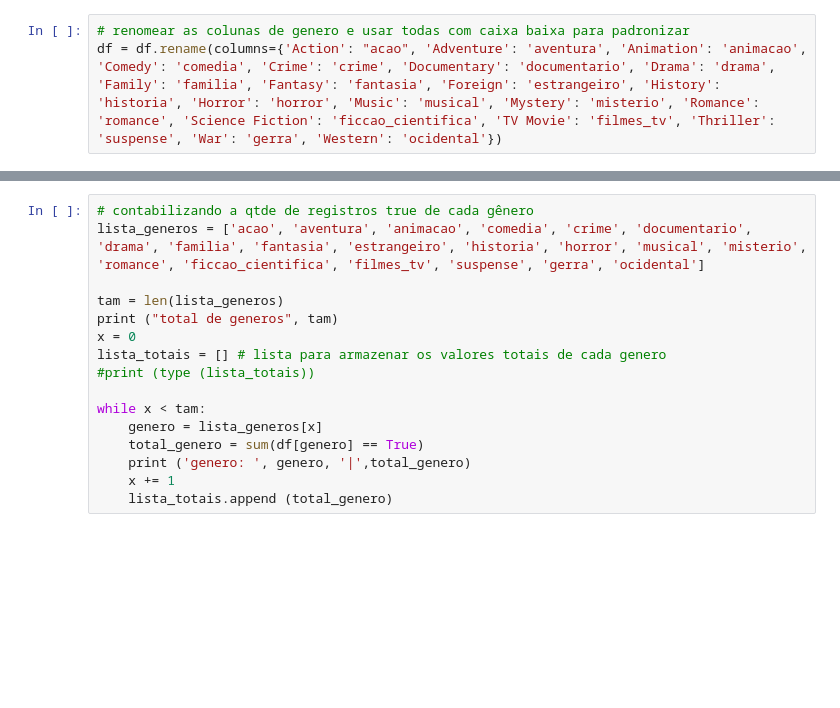
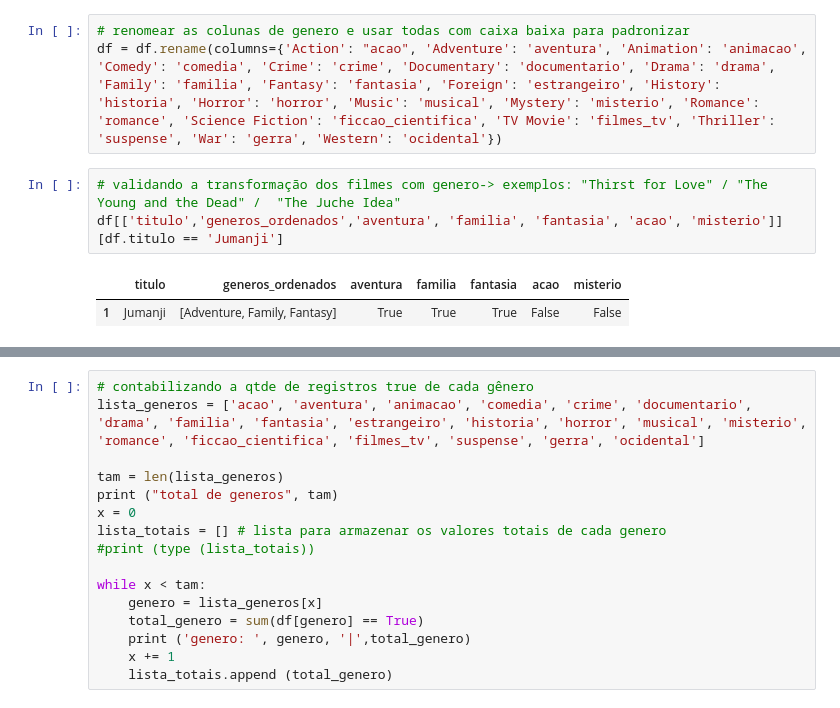
Before and after one commit to hericax/Pos, a Jupyter notebook: projeto_3/aed_projeto_3.ipynb, the cells around one changed output, grey strips where cells are left out. Cells and saved outputs as stored; diff of their text form; blank space fills up the shorter version.

```diff
--- a/projeto_3/aed_projeto_3.ipynb
+++ b/projeto_3/aed_projeto_3.ipynb
@@ -795,3 +836,9 @@ Index(['index', 'genero', 'id_filme', 'lingua_original', 'titulo_original',
 # %%
 # renomear as colunas de genero e usar todas com caixa baixa para padronizar
 df = df.rename(columns={'Action': "acao", 'Adventure': 'aventura', 'Animation': 'animacao', 'Comedy': 'comedia', 'Crime': 'crime', 'Documentary': 'documentario', 'Drama': 'drama', 'Family': 'familia', 'Fantasy': 'fantasia', 'Foreign': 'estrangeiro', 'History': 'historia', 'Horror': 'horror', 'Music': 'musical', 'Mystery': 'misterio', 'Romance': 'romance', 'Science Fiction': 'ficcao_cientifica', 'TV Movie': 'filmes_tv', 'Thriller': 'suspense', 'War': 'gerra', 'Western': 'ocidental'})
+# %%
+# validando a transformação dos filmes com genero-> exemplos: "Thirst for Love" / "The Young and the Dead" /  "The Juche Idea"
+df[['titulo','generos_ordenados','aventura', 'familia', 'fantasia', 'acao', 'misterio']][df.titulo == 'Jumanji']
+# %% [output]
+|  | titulo | generos_ordenados | aventura | familia | fantasia | acao | misterio |
+| 1 | Jumanji | [Adventure, Family, Fantasy] | True | True | True | False | False |
```
Also changed, not shown: parts of 112 cells of this notebook, 1 other file.
